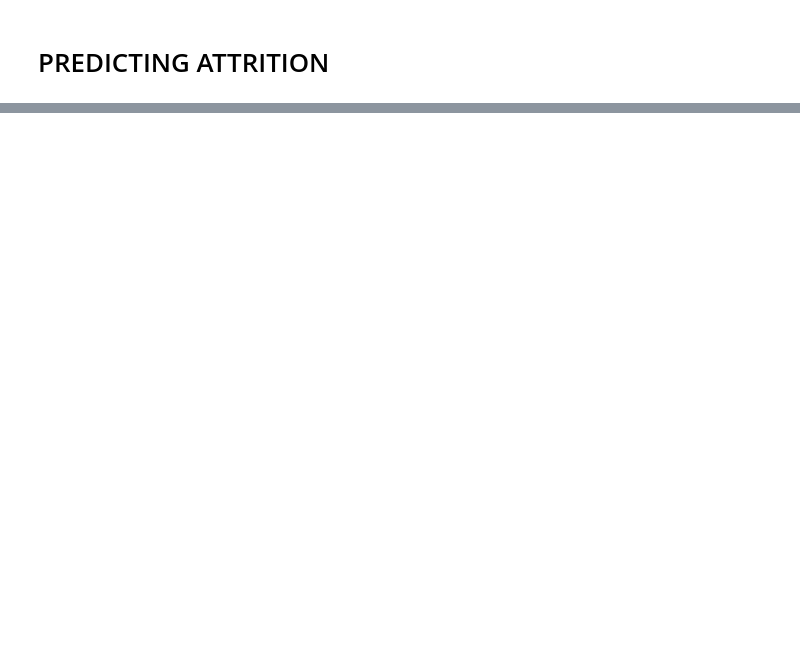
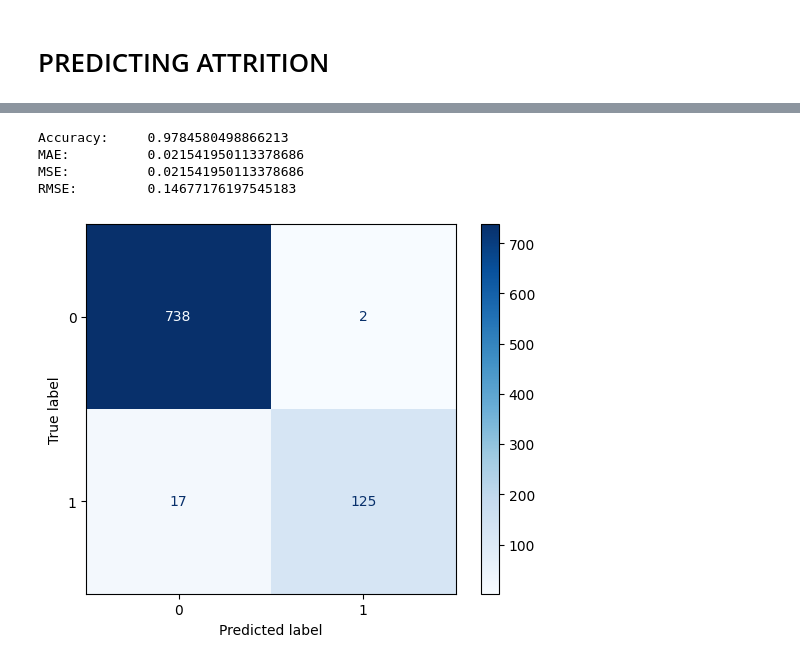
Before and after one commit to equisdel/INDIAI, a Jupyter notebook: test.ipynb, the cells around one changed output, grey strips where cells are left out. Cells and saved outputs as stored; diff of their text form; code cells hidden in the pictures; blank space fills up the shorter version.

```diff
--- a/test.ipynb
+++ b/test.ipynb
@@ -1282,0 +1382,9 @@ We should prepare the pipeline for:
+# %%
+rf = RandomForestClassifier()
+results['RandomForest'] = TestModel(rf)
+# %% [output]
+Accuracy:     0.9784580498866213
+MAE:          0.021541950113378686
+MSE:          0.021541950113378686
+RMSE:         0.14677176197545183
+[figure, added]
```
Also changed, not shown: parts of 19 cells of this notebook.
